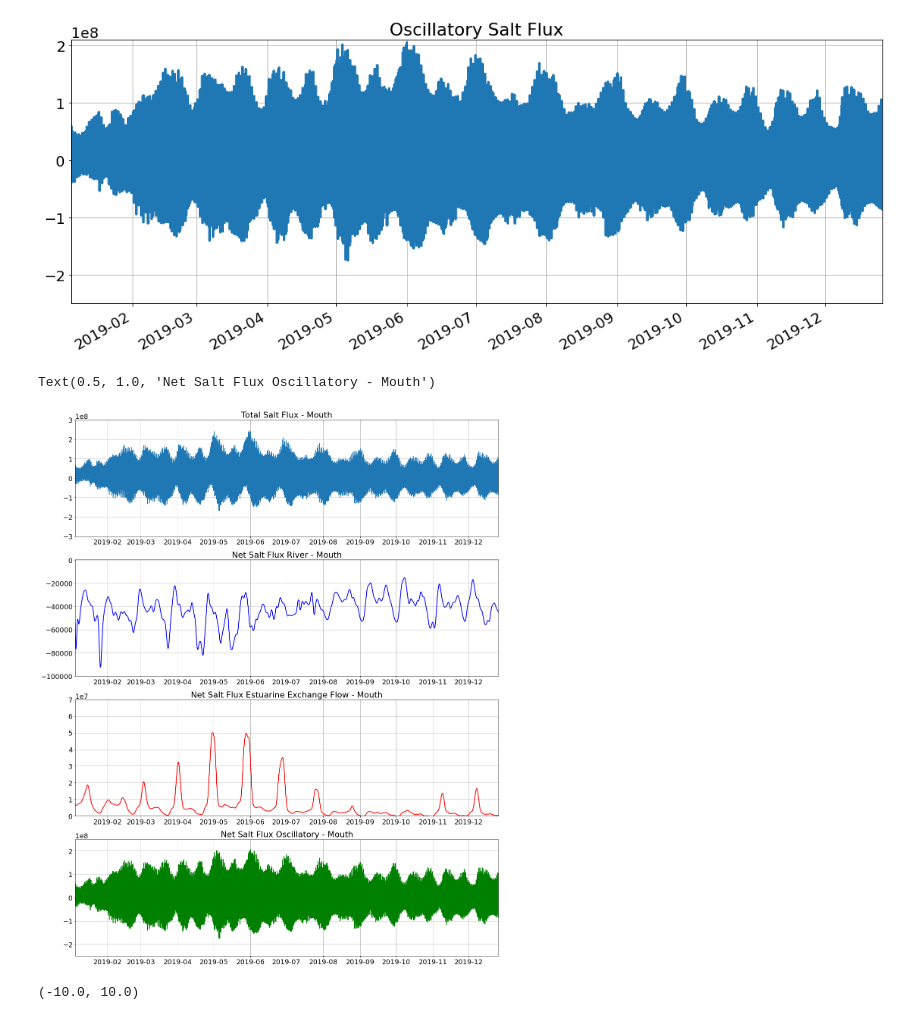
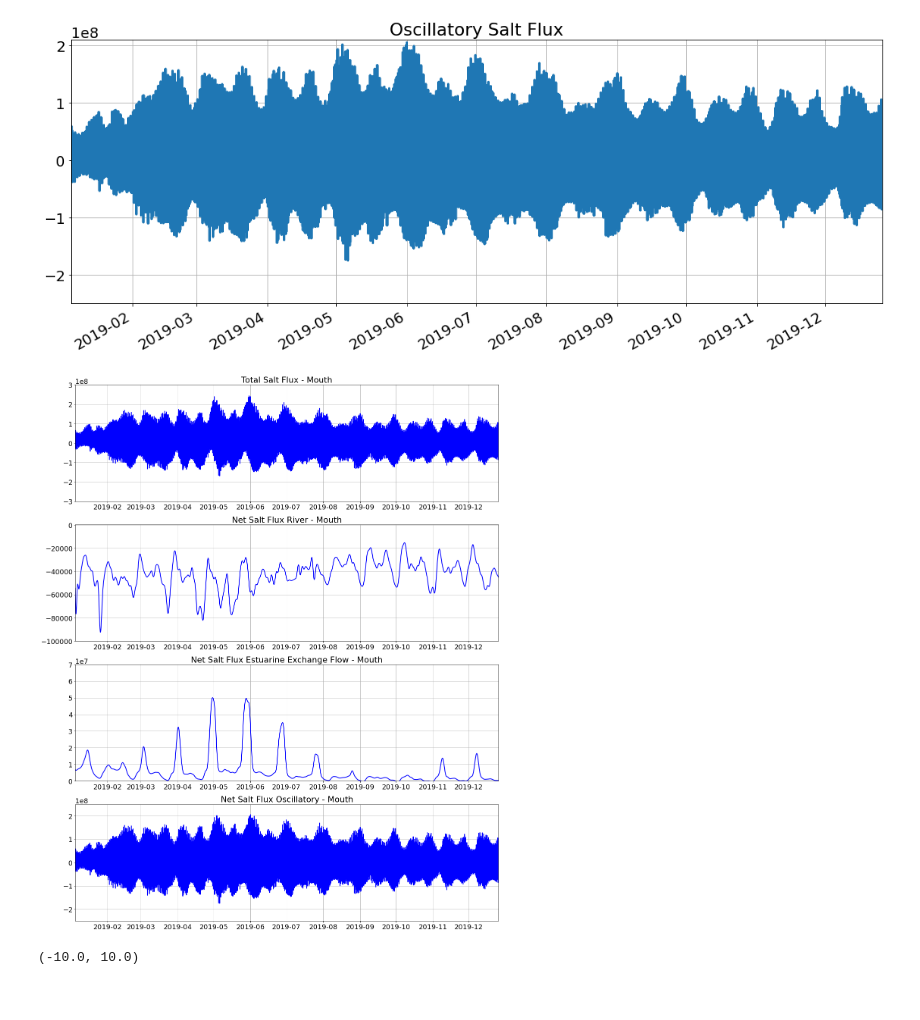
Before and after one commit to salme146/delaware_bay_salinity_study, a Jupyter notebook: Model_Output/Salt_Flux_2019_Tide_Run_2transects.ipynb, the cells around one changed output. Cells and saved outputs as stored; diff of their text form; code cells hidden in the pictures.

```diff
--- a/Model_Output/Salt_Flux_2019_Tide_Run_2transects.ipynb
+++ b/Model_Output/Salt_Flux_2019_Tide_Run_2transects.ipynb
@@ -310,36 +310,37 @@ plt.grid()
 # %%
 fig, axs = plt.subplots(4,figsize=(20,26))
 fig.suptitle('')
 
-axs[0].plot(ds1['ocean_time'],(F0+Fe+Ft))
+axs[0].plot(ds1['ocean_time'],(F0+Fe+Ft),color='blue',linewidth=2)
 axs[0].set_ylim([-300000000, 300000000])
 axs[0].set_xlim(pd.Timestamp('2019-01-05'), pd.Timestamp('2019-12-26'))
 axs[0].grid()
 
 axs[1].plot(ds1['ocean_time'],-1*F0,color='blue',linewidth=2)
 axs[1].set_ylim([-100000, 200])
 axs[1].set_xlim(pd.Timestamp('2019-01-05'), pd.Timestamp('2019-12-26'))
 axs[1].grid()
 
-axs[2].plot(ds1['ocean_time'],Fe,color='red',linewidth=2)
+axs[2].plot(ds1['ocean_time'],Fe,color='blue',linewidth=2)
 axs[2].set_ylim([0, 70000000])
 axs[2].set_xlim(pd.Timestamp('2019-01-05'), pd.Timestamp('2019-12-26'))
 axs[2].grid()
 
-axs[3].plot(ds1['ocean_time'],Ft,color='green',linewidth=2)
+axs[3].plot(ds1['ocean_time'],Ft,color='blue',linewidth=2)
 axs[3].set_ylim([-250000000, 250000000])
 axs[3].set_xlim(pd.Timestamp('2019-01-05'), pd.Timestamp('2019-12-26'))
 axs[3].grid()
 
 
 plt.rcParams['font.size'] = '18'
 axs[0].set_title('Total Salt Flux - Mouth')
 axs[1].set_title('Net Salt Flux River - Mouth')
 axs[2].set_title('Net Salt Flux Estuarine Exchange Flow - Mouth')
 axs[3].set_title('Net Salt Flux Oscillatory - Mouth')
+
+# plt.savefig('SaltFlux_2019_TideRun_Mouth.png',facecolor='white', edgecolor='none')
 # %% [output]
-Text(0.5, 1.0, 'Net Salt Flux Oscillatory - Mouth')
-[figure, old version]
+[figure, new version]
 # %%
 nu = Ft/(Fe+Ft)
 # %%
```
Also changed, not shown: parts of 4 cells of this notebook.
